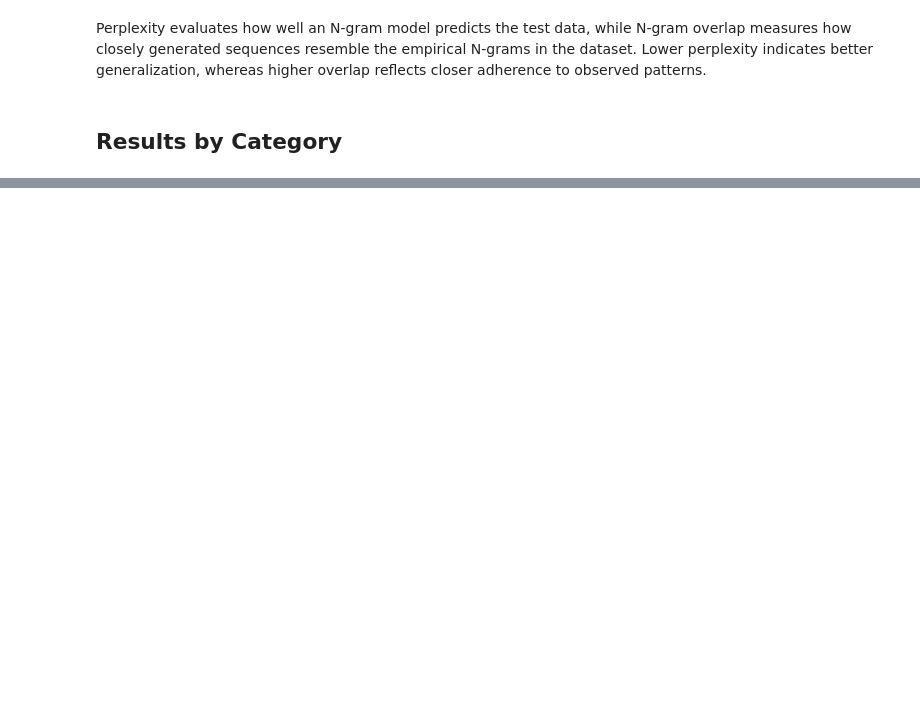
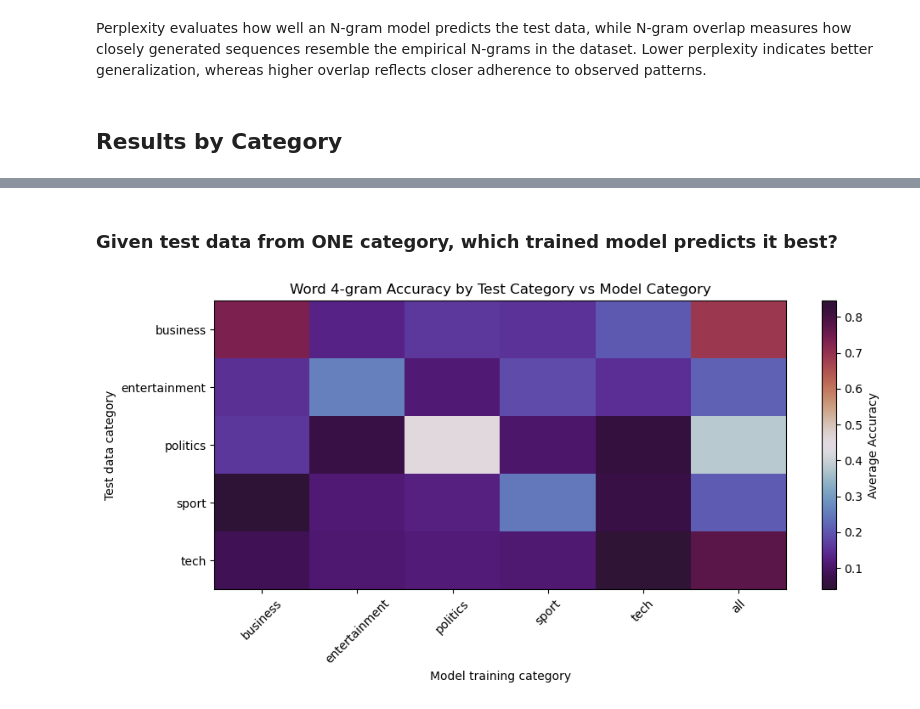
Before and after one commit to 2308monsi/KP, a Jupyter notebook: Seminar_Software/ModelResults.ipynb, the cells around one changed output, grey strips where cells are left out. Saved outputs shown, nothing was run; the diff lists cells and outputs as text; code cells hidden in the pictures; blank space fills up the shorter version.

```diff
--- a/Seminar_Software/ModelResults.ipynb
+++ b/Seminar_Software/ModelResults.ipynb
@@ -435,0 +345,2 @@ plt.show()
+# %% [markdown]
+### Given test data from ONE category, which trained model predicts it best?
@@ -435,0 +379,16 @@ plt.show()
+# %%
+test_csv = "./../Dataset_NGrams/bbc_word_4grams_test.csv"
+
+model_paths = {
+    "business": "./../Probability_NGrams/word_4grams_business_probability.json",
+    "entertainment": "./../Probability_NGrams/word_4grams_entertainment_probability.json",
+    "politics": "./../Probability_NGrams/word_4grams_politics_probability.json",
+    "sport": "./../Probability_NGrams/word_4grams_sport_probability.json",
+    "tech": "./../Probability_NGrams/word_4grams_tech_probability.json",
+    "all": "./../Probability_NGrams/word_4grams_all_probability.json"
+}
+
+models = {
+    name: load_probability_model(path)
+    for name, path in model_paths.items()
+}
@@ -435,0 +426,25 @@ plt.show()
+# %%
+df_heatmap = pd.DataFrame(avg_accuracy).T
+
+plt.figure(figsize=(10, 5))
+plt.imshow(df_heatmap, aspect="auto", cmap="twilight_shifted",)
+plt.colorbar(label="Average Accuracy")
+
+plt.xticks(
+    range(len(df_heatmap.columns)),
+    df_heatmap.columns,
+    rotation=45
+)
+plt.yticks(
+    range(len(df_heatmap.index)),
+    df_heatmap.index
+)
+
+plt.xlabel("Model training category")
+plt.ylabel("Test data category")
+plt.title("Word 4-gram Accuracy by Test Category vs Model Category")
+
+plt.tight_layout()
+plt.show()
+# %% [output]
+[figure, added]
```
Also changed, not shown: parts of 11 cells of this notebook.
